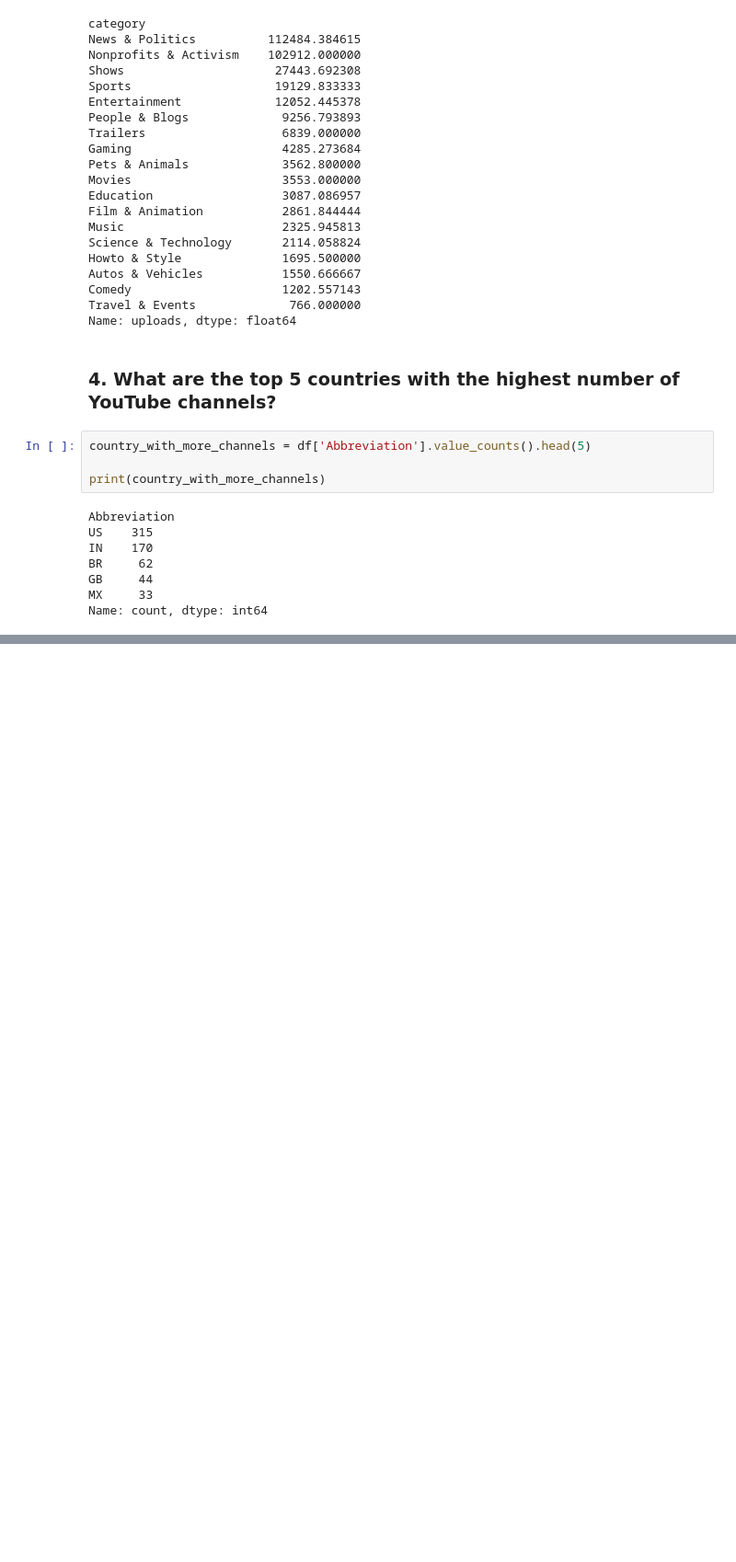
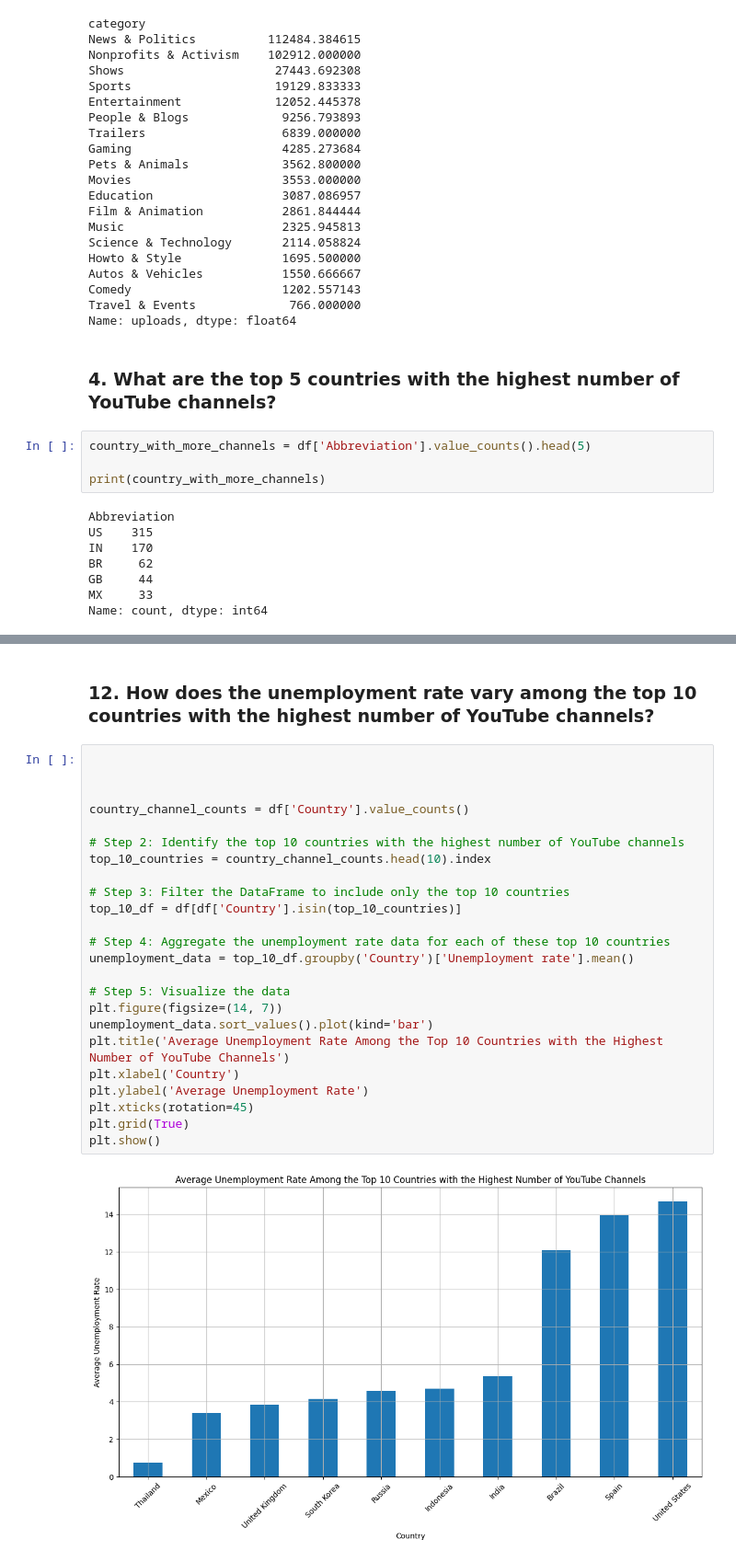
Before and after one commit to rajvee18/Projects, a Jupyter notebook: youtube_dataset_analysis.ipynb, the cells around one changed output, grey strips where cells are left out. Shown: that part at 92% size. Drawn from its saved outputs; the diff is of its cells as text; blank space fills up the shorter version.

```diff
--- a/youtube_dataset_analysis.ipynb
+++ b/youtube_dataset_analysis.ipynb
@@ -141,0 +230,28 @@ df.groupby(['category'])['']
+# %% [markdown]
+### 12.	How does the unemployment rate vary among the top 10 countries with the highest number of YouTube channels?
+# %%
+
+
+
+country_channel_counts = df['Country'].value_counts()
+
+# Step 2: Identify the top 10 countries with the highest number of YouTube channels
+top_10_countries = country_channel_counts.head(10).index
+
+# Step 3: Filter the DataFrame to include only the top 10 countries
+top_10_df = df[df['Country'].isin(top_10_countries)]
+
+# Step 4: Aggregate the unemployment rate data for each of these top 10 countries
+unemployment_data = top_10_df.groupby('Country')['Unemployment rate'].mean()
+
+# Step 5: Visualize the data
+plt.figure(figsize=(14, 7))
+unemployment_data.sort_values().plot(kind='bar')
+plt.title('Average Unemployment Rate Among the Top 10 Countries with the Highest Number of YouTube Channels')
+plt.xlabel('Country')
+plt.ylabel('Average Unemployment Rate')
+plt.xticks(rotation=45)
+plt.grid(True)
+plt.show()
+# %% [output]
+[figure, added]
```
Also changed, not shown: parts of 33 cells of this notebook.
